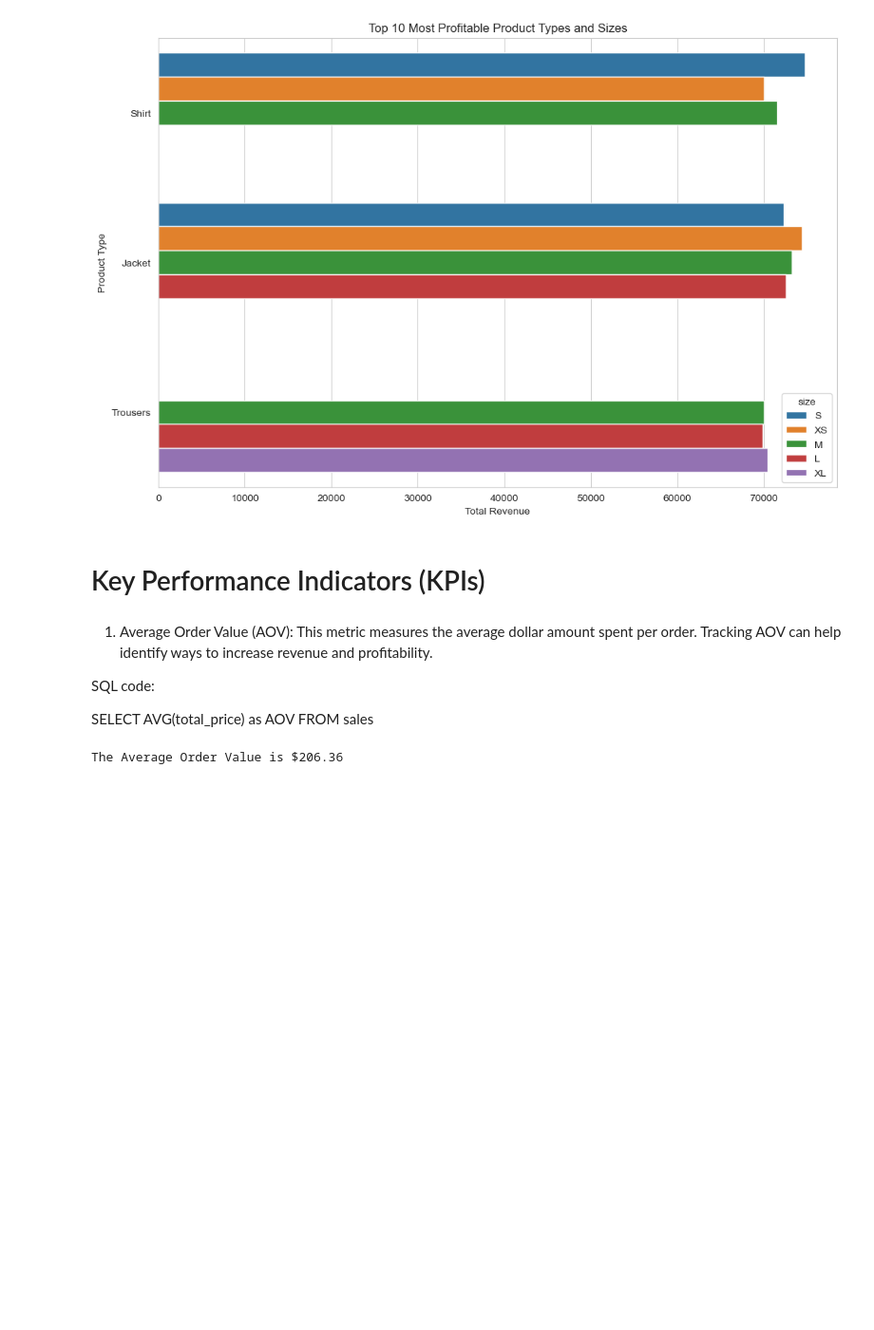
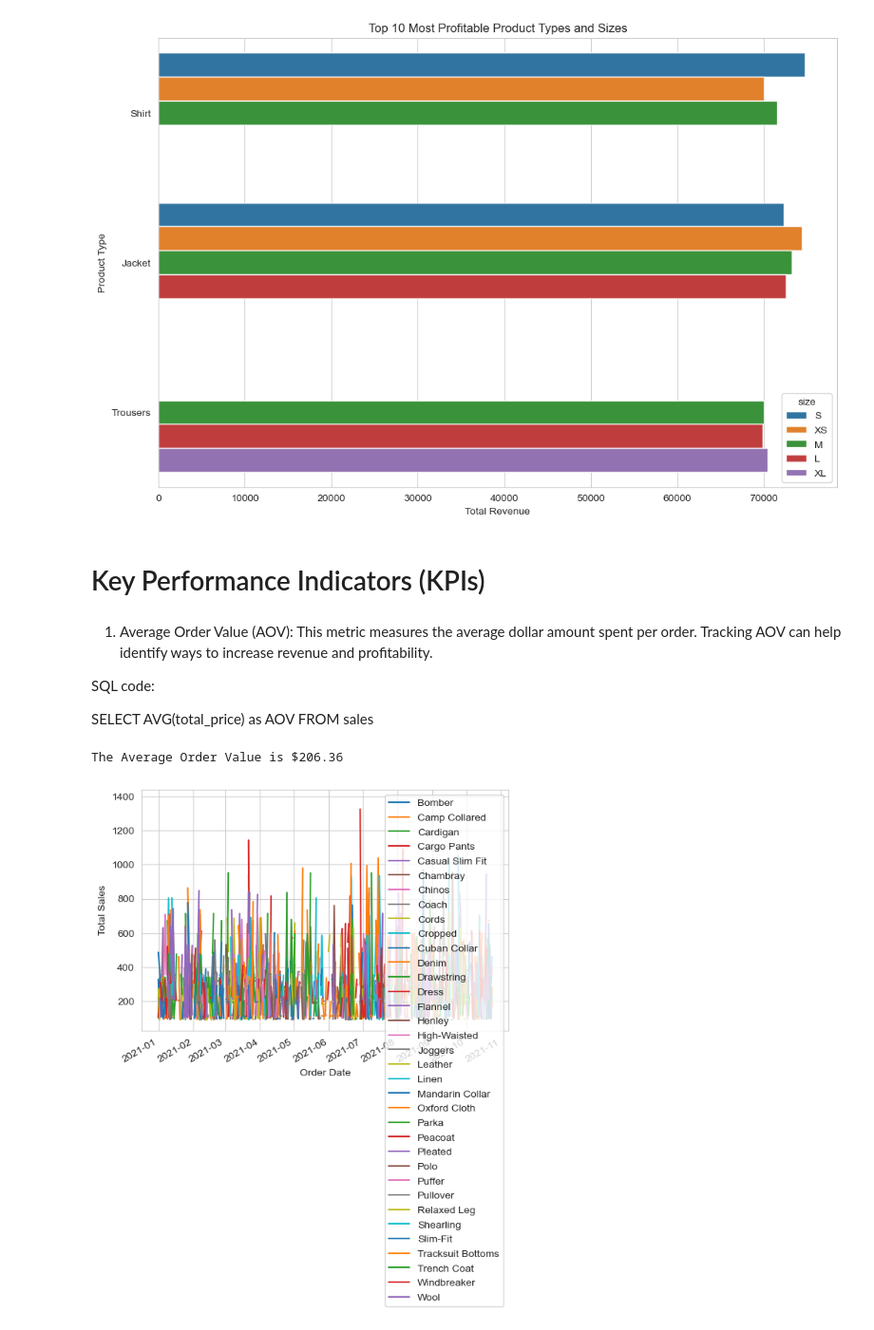
Before and after one commit to azeledon/Final_Project_Group2, a Jupyter notebook: Python/sales_analysis.ipynb, the cells around one changed output. Shown at 95% size. Saved outputs shown, nothing was run; the diff lists cells and outputs as text; code cells hidden in the pictures; blank space fills up the shorter version.

```diff
--- a/Python/sales_analysis.ipynb
+++ b/Python/sales_analysis.ipynb
@@ -778,3 +778,29 @@ FROM sales
 print("The Average Order Value is $206.36")
 # %% [output]
 The Average Order Value is $206.36
+# %%
+# Load the data from the CSV file
+sales_data = pd.read_csv('../Queries/sales_by_product.csv')
+# %%
+# Convert the order_date column to a datetime object
+sales_data['order_date'] = pd.to_datetime(sales_data['order_date'])
+
+# Group the data by order_date and product_name and sum the total_price
+sales_data_grouped = sales_data.groupby(['order_date', 'product_name']).sum()['total_price']
+
+# Pivot the data to create a separate series for each product
+sales_data_pivoted = sales_data_grouped.unstack()
+
+# Create a line chart with different colors for each product
+fig, ax = plt.subplots()
+sales_data_pivoted.plot(ax=ax)
+
+# Set the axis labels and legend
+ax.set_xlabel('Order Date')
+ax.set_ylabel('Total Sales')
+ax.legend()
+
+# Show the plot
+plt.show()
+# %% [output]
+[figure, added]
```
Also changed, not shown: parts of 6 cells of this notebook, 8 other files.
